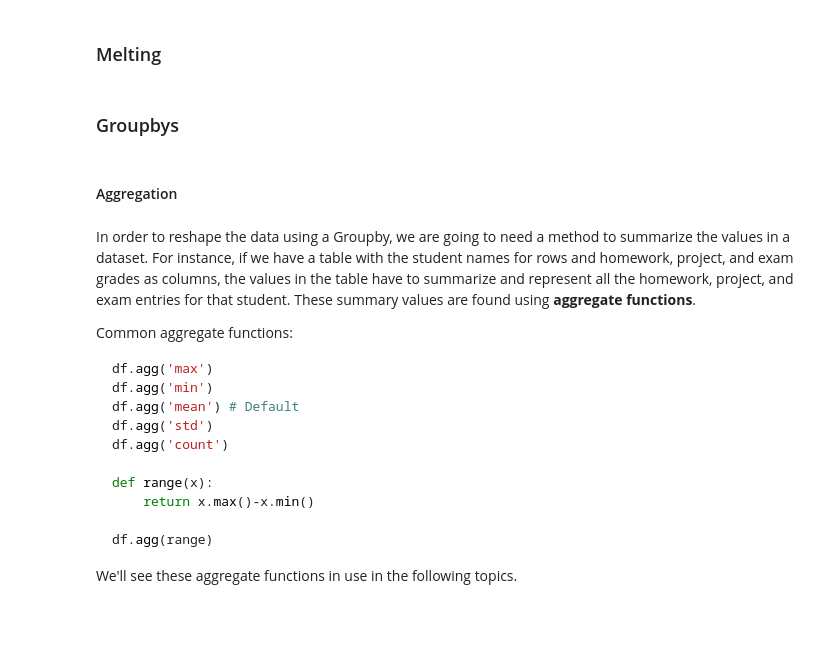
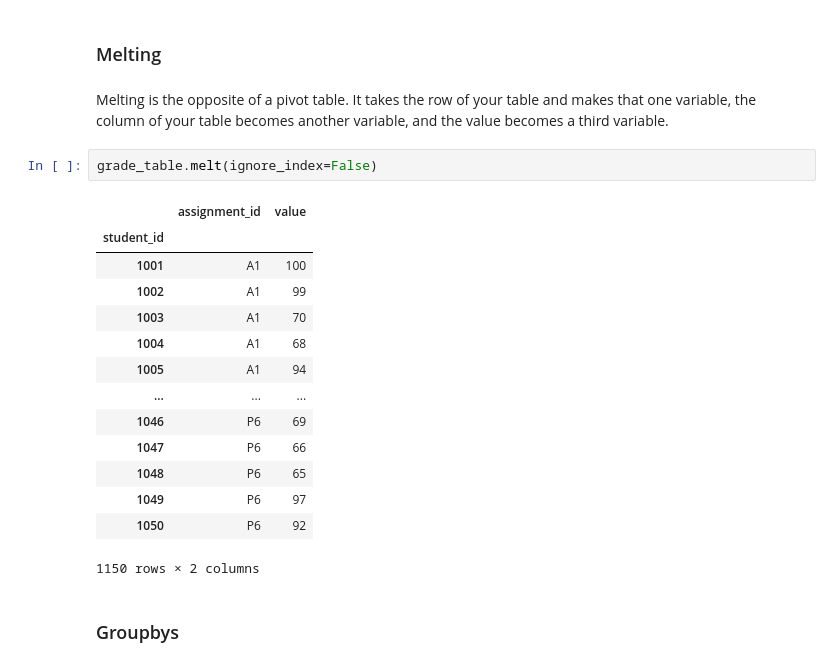
Before and after one commit to drolsonmi/math3080, a Jupyter notebook: Notes/10_DataWrangling.ipynb, the cells around one changed output. Cells and saved outputs as stored; diff of their text form; blank space fills up the shorter version.

````diff
--- a/Notes/10_DataWrangling.ipynb
+++ b/Notes/10_DataWrangling.ipynb
@@ -429,24 +491,23 @@ pd.pivot_table(grades, index='student_id', columns='assignment_id', values='grad
 # %% [markdown]
 ### Melting
+# %% [markdown]
+Melting is the opposite of a pivot table. It takes the row of your table and makes that one variable, the column of your table becomes another variable, and the value becomes a third variable.
+# %%
+grade_table.melt(ignore_index=False)
+# %% [output]
+|  | assignment_id | value |
+| student_id |  |  |
+| 1001 | A1 | 100 |
+| 1002 | A1 | 99 |
+| 1003 | A1 | 70 |
+| 1004 | A1 | 68 |
+| 1005 | A1 | 94 |
+| ... | ... | ... |
+| 1046 | P6 | 69 |
+| 1047 | P6 | 66 |
+| 1048 | P6 | 65 |
+| 1049 | P6 | 97 |
+| 1050 | P6 | 92 |
+1150 rows × 2 columns
 # %% [markdown]
 ### Groupbys
-# %% [markdown]
-#### Aggregation
-# %% [markdown]
-In order to reshape the data using a Groupby, we are going to need a method to summarize the values in a dataset. For instance, if we have a table with the student names for rows and homework, project, and exam grades as columns, the values in the table have to summarize and represent all the homework, project, and exam entries for that student. These summary values are found using __aggregate functions__.
-
-Common aggregate functions:
-```python
-df.agg('max')
-df.agg('min')
-df.agg('mean') # Default
-df.agg('std')
-df.agg('count')
-
-def range(x):
-    return x.max()-x.min()
-
-df.agg(range)
-```
-
-We'll see these aggregate functions in use in the following topics.
````
Also changed, not shown: parts of 13 cells of this notebook.
